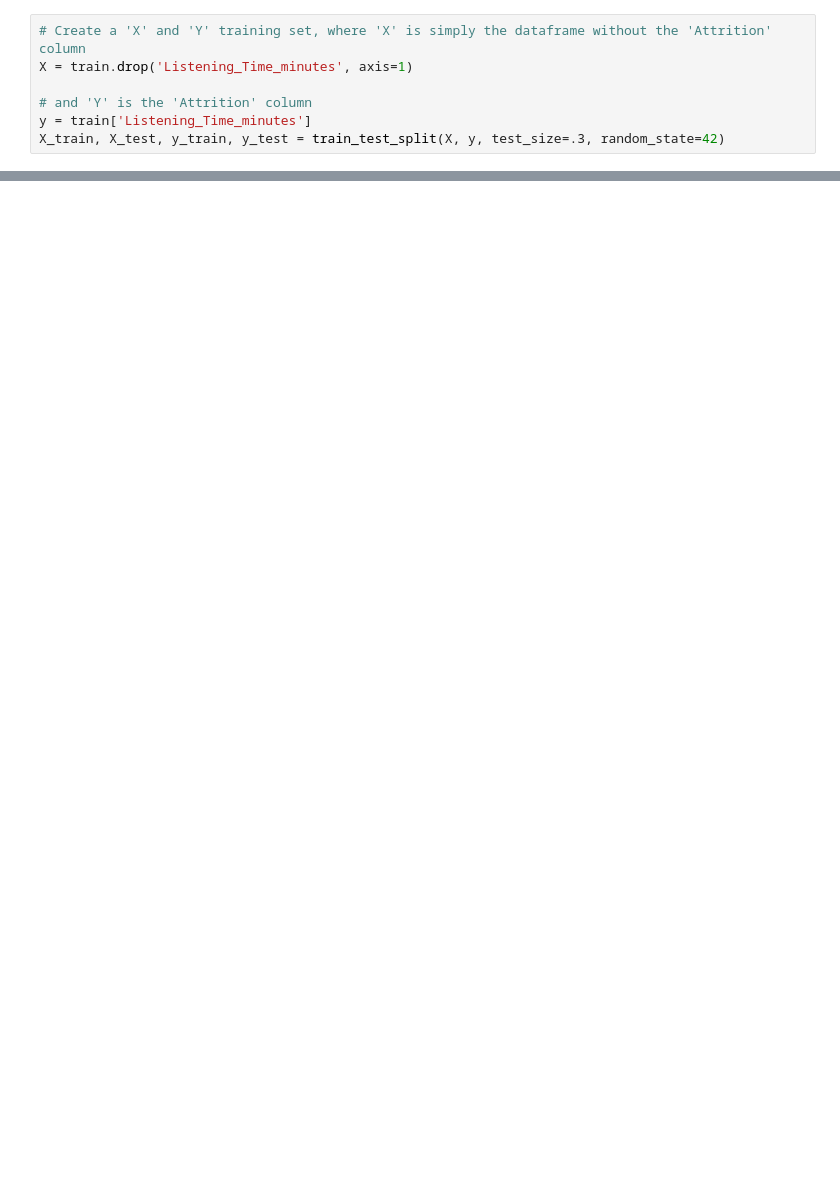
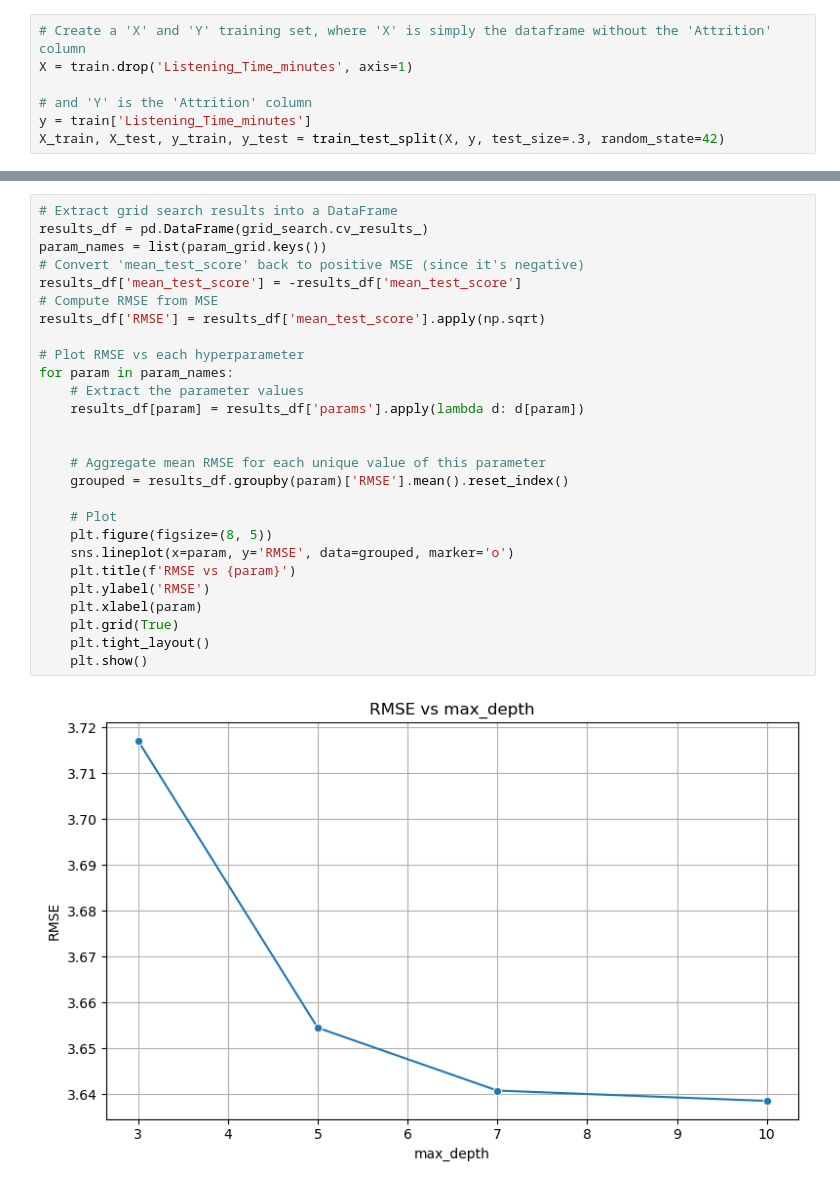
Before and after one commit to theslater11/PredictPodcastListeningTime, a Jupyter notebook: EnsembleModel.ipynb, the cells around one changed output, grey strips where cells are left out. Drawn from its saved outputs; the diff is of its cells as text; blank space fills up the shorter version.

```diff
--- a/EnsembleModel.ipynb
+++ b/EnsembleModel.ipynb
@@ -101,0 +115,29 @@ IndexError: list index out of range
+# %%
+# Extract grid search results into a DataFrame
+results_df = pd.DataFrame(grid_search.cv_results_)
+param_names = list(param_grid.keys())
+# Convert 'mean_test_score' back to positive MSE (since it's negative)
+results_df['mean_test_score'] = -results_df['mean_test_score']
+# Compute RMSE from MSE
+results_df['RMSE'] = results_df['mean_test_score'].apply(np.sqrt)
+
+# Plot RMSE vs each hyperparameter
+for param in param_names:
+    # Extract the parameter values
+    results_df[param] = results_df['params'].apply(lambda d: d[param])
+
+
+    # Aggregate mean RMSE for each unique value of this parameter
+    grouped = results_df.groupby(param)['RMSE'].mean().reset_index()
+
+    # Plot
+    plt.figure(figsize=(8, 5))
+    sns.lineplot(x=param, y='RMSE', data=grouped, marker='o')
+    plt.title(f'RMSE vs {param}')
+    plt.ylabel('RMSE')
+    plt.xlabel(param)
+    plt.grid(True)
+    plt.tight_layout()
+    plt.show()
+# %% [output]
+[figure, added]
```
Also changed, not shown: parts of 23 cells of this notebook, 4 other files.
